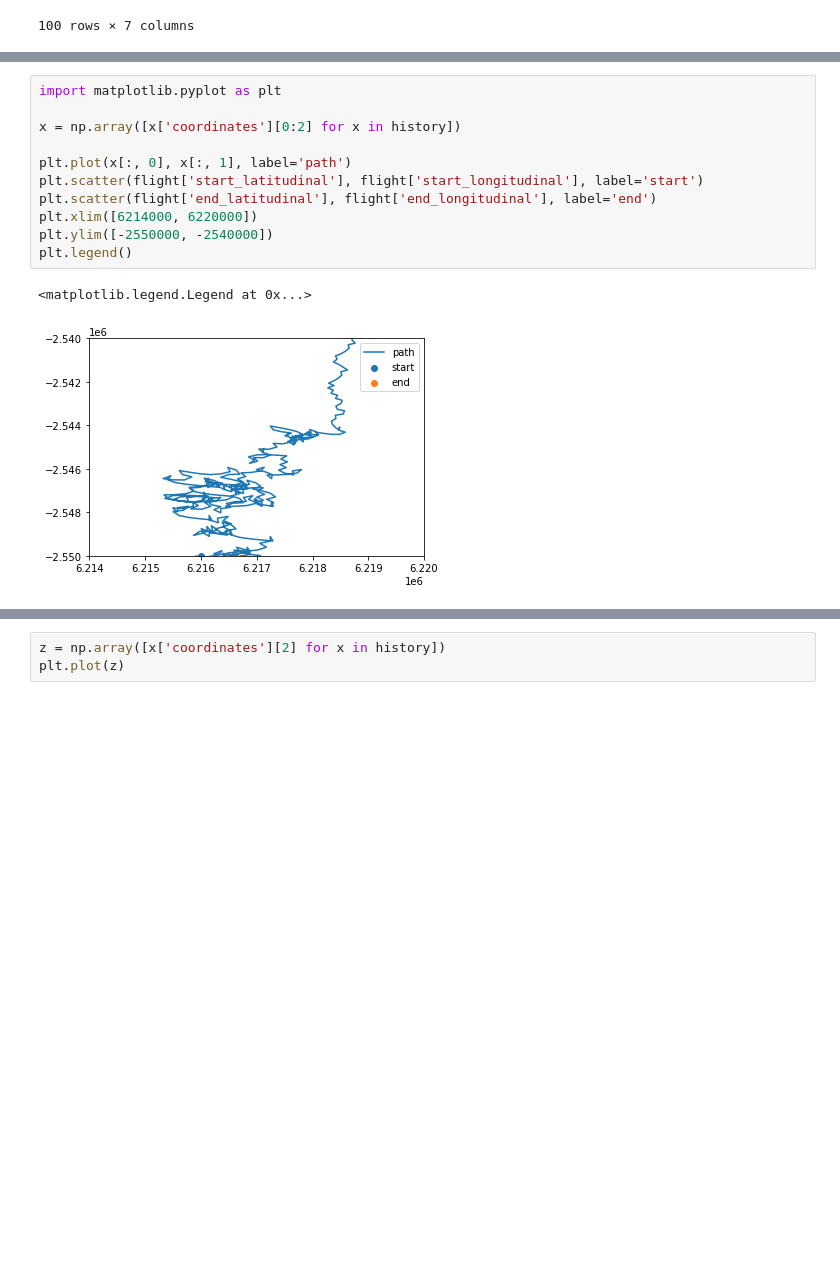
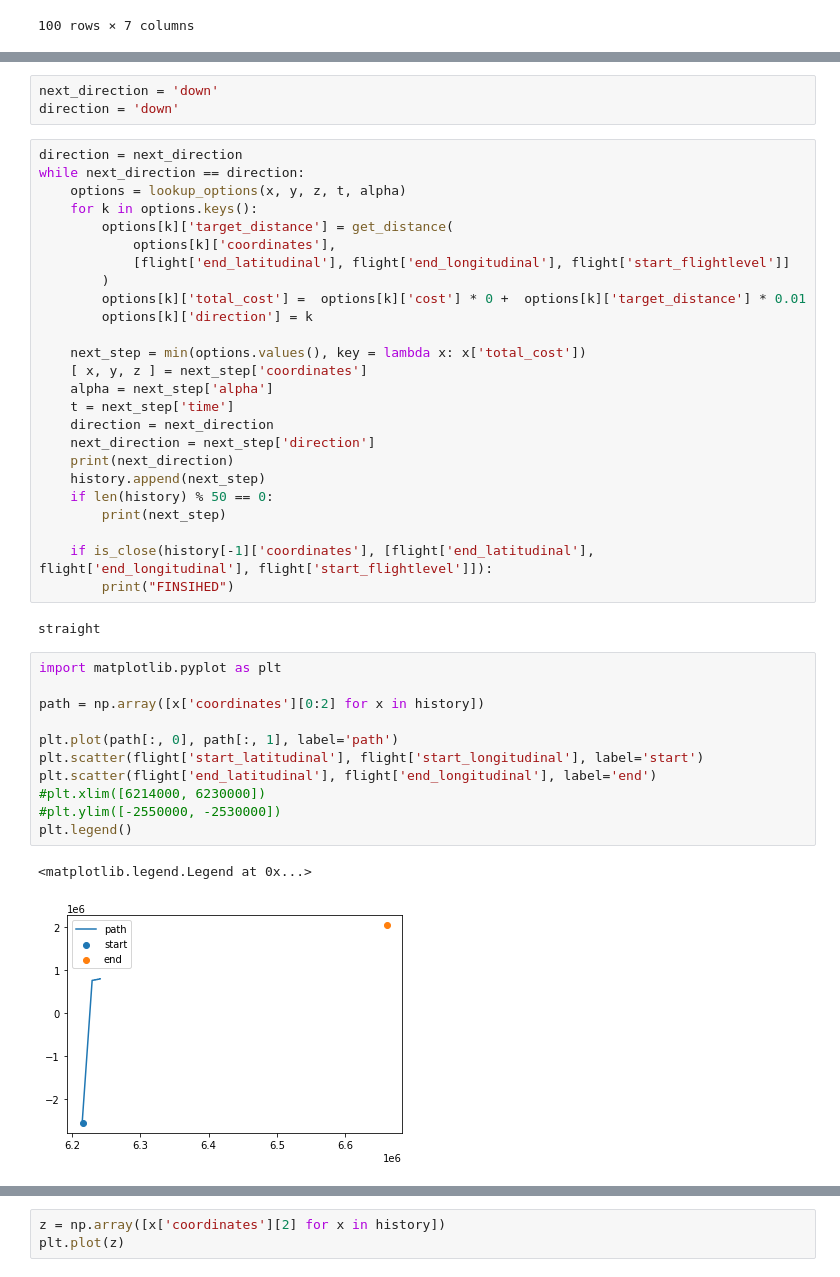
Before and after one commit to kenodressel/climate-challenge, a Jupyter notebook: Classic_Approach.ipynb, the cells around one changed output, grey strips where cells are left out. Drawn from its saved outputs; the diff is of its cells as text; blank space fills up the shorter version.

```diff
--- a/Classic_Approach.ipynb
+++ b/Classic_Approach.ipynb
@@ -306,14 +287,44 @@ while not final_position:
+# %%
+next_direction = 'down'
+direction = 'down'
+# %%
+direction = next_direction
+while next_direction == direction:
+    options = lookup_options(x, y, z, t, alpha)
+    for k in options.keys():
+        options[k]['target_distance'] = get_distance(
+            options[k]['coordinates'],
+            [flight['end_latitudinal'], flight['end_longitudinal'], flight['start_flightlevel']]
+        )
+        options[k]['total_cost'] =  options[k]['cost'] * 0 +  options[k]['target_distance'] * 0.01
+        options[k]['direction'] = k
+
+    next_step = min(options.values(), key = lambda x: x['total_cost'])
+    [ x, y, z ] = next_step['coordinates']
+    alpha = next_step['alpha']
+    t = next_step['time']
+    direction = next_direction
+    next_direction = next_step['direction']
+    print(next_direction)
+    history.append(next_step)
+    if len(history) % 50 == 0:
+        print(next_step)
+
+    if is_close(history[-1]['coordinates'], [flight['end_latitudinal'], flight['end_longitudinal'], flight['start_flightlevel']]):
+        print("FINSIHED")
+# %% [output]
+straight
 # %%
 import matplotlib.pyplot as plt
 
-x = np.array([x['coordinates'][0:2] for x in history])
+path = np.array([x['coordinates'][0:2] for x in history])
 
-plt.plot(x[:, 0], x[:, 1], label='path')
+plt.plot(path[:, 0], path[:, 1], label='path')
 plt.scatter(flight['start_latitudinal'], flight['start_longitudinal'], label='start')
 plt.scatter(flight['end_latitudinal'], flight['end_longitudinal'], label='end')
-plt.xlim([6214000, 6220000])
-plt.ylim([-2550000, -2540000])
+#plt.xlim([6214000, 6230000])
+#plt.ylim([-2550000, -2530000])
 plt.legend()
 # %% [output]
 <matplotlib.legend.Legend at 0x...>
-[figure, old version]
+[figure, new version]
```
Also changed, not shown: parts of 8 cells of this notebook.
